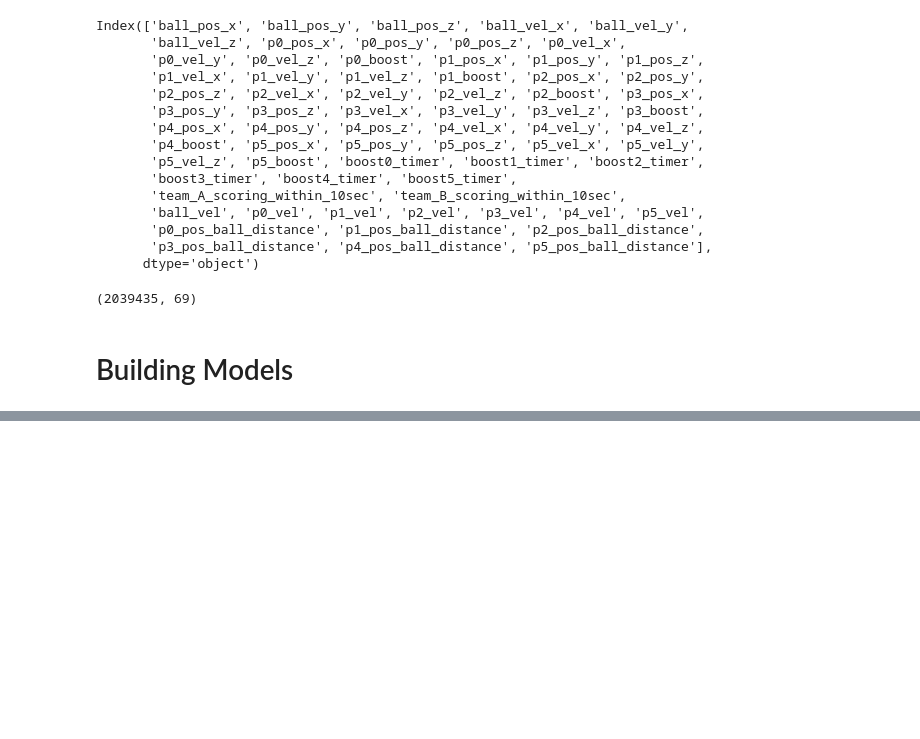
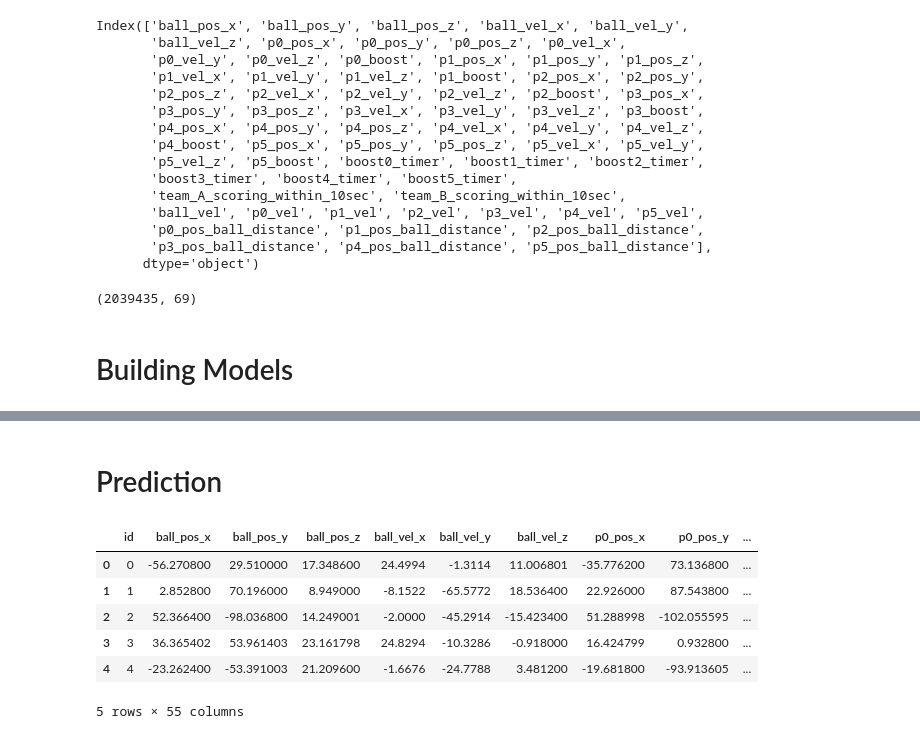
Before and after one commit to macorony/Machine_Learning_Playground, a Jupyter notebook: tps-oct-2022-xgp.ipynb, the cells around one changed output, grey strips where cells are left out. Drawn from its saved outputs; the diff is of its cells as text; code cells hidden in the pictures; blank space fills up the shorter version.

Commit message:
Kaggle Notebook | TPS_OCT_2022_XGP | Version 2

```diff
--- a/tps-oct-2022-xgp.ipynb
+++ b/tps-oct-2022-xgp.ipynb
@@ -235,0 +242,13 @@ cv_b = cross_validate(model_b,
+# %% [markdown]
+# Prediction
+# %%
+test = pd.read_csv('/kaggle/input/tabular-playground-series-oct-2022/test.csv')
+test.head()
+# %% [output]
+|  | id | ball_pos_x | ball_pos_y | ball_pos_z | ball_vel_x | ball_vel_y | ball_vel_z | p0_pos_x | p0_pos_y | ... |
+| 0 | 0 | -56.270800 | 29.510000 | 17.348600 | 24.4994 | -1.3114 | 11.006801 | -35.776200 | 73.136800 | ... |
+| 1 | 1 | 2.852800 | 70.196000 | 8.949000 | -8.1522 | -65.5772 | 18.536400 | 22.926000 | 87.543800 | ... |
+| 2 | 2 | 52.366400 | -98.036800 | 14.249001 | -2.0000 | -45.2914 | -15.423400 | 51.288998 | -102.055595 | ... |
+| 3 | 3 | 36.365402 | 53.961403 | 23.161798 | 24.8294 | -10.3286 | -0.918000 | 16.424799 | 0.932800 | ... |
+| 4 | 4 | -23.262400 | -53.391003 | 21.209600 | -1.6676 | -24.7788 | 3.481200 | -19.681800 | -93.913605 | ... |
+5 rows × 55 columns
```
Also changed, not shown: parts of 10 cells of this notebook.
